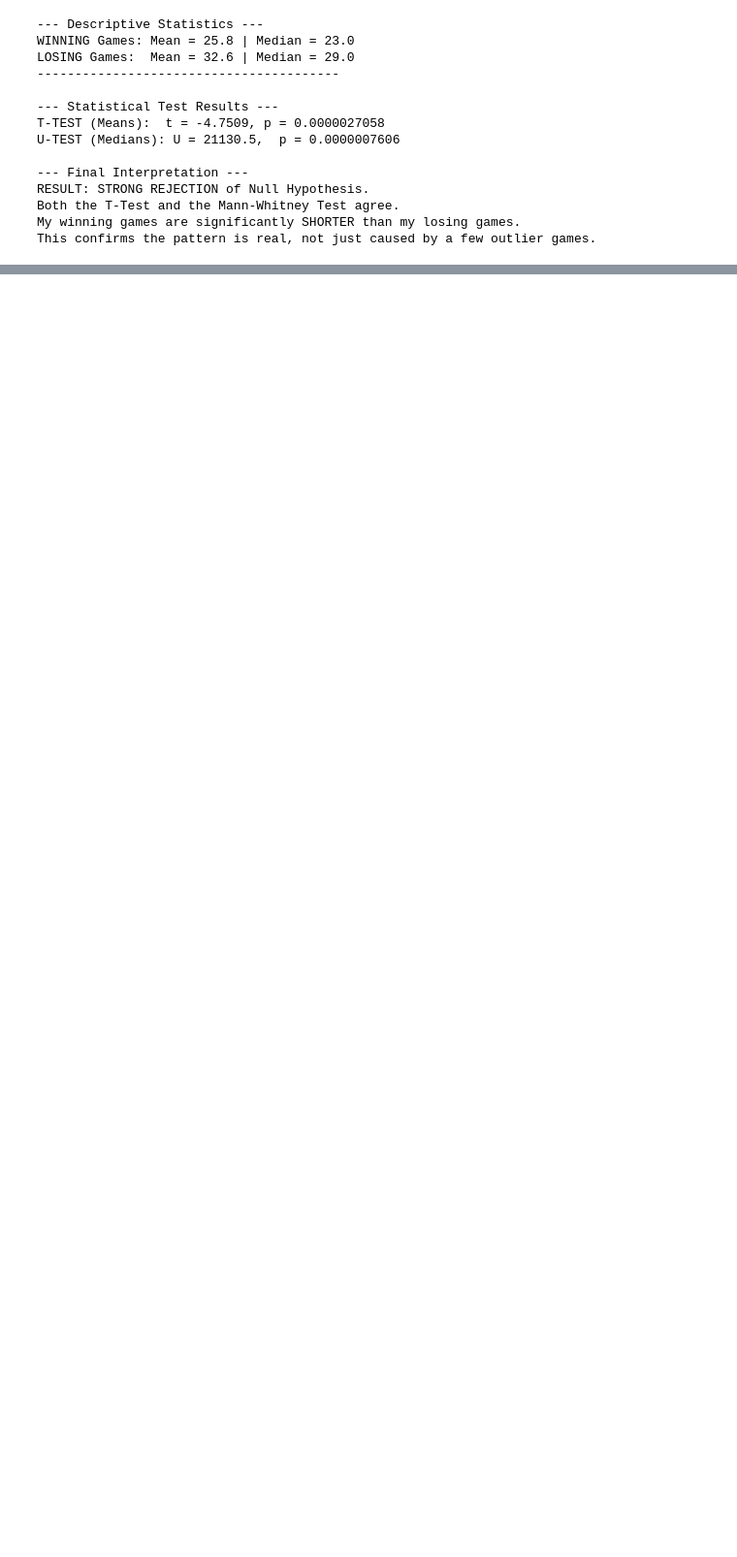
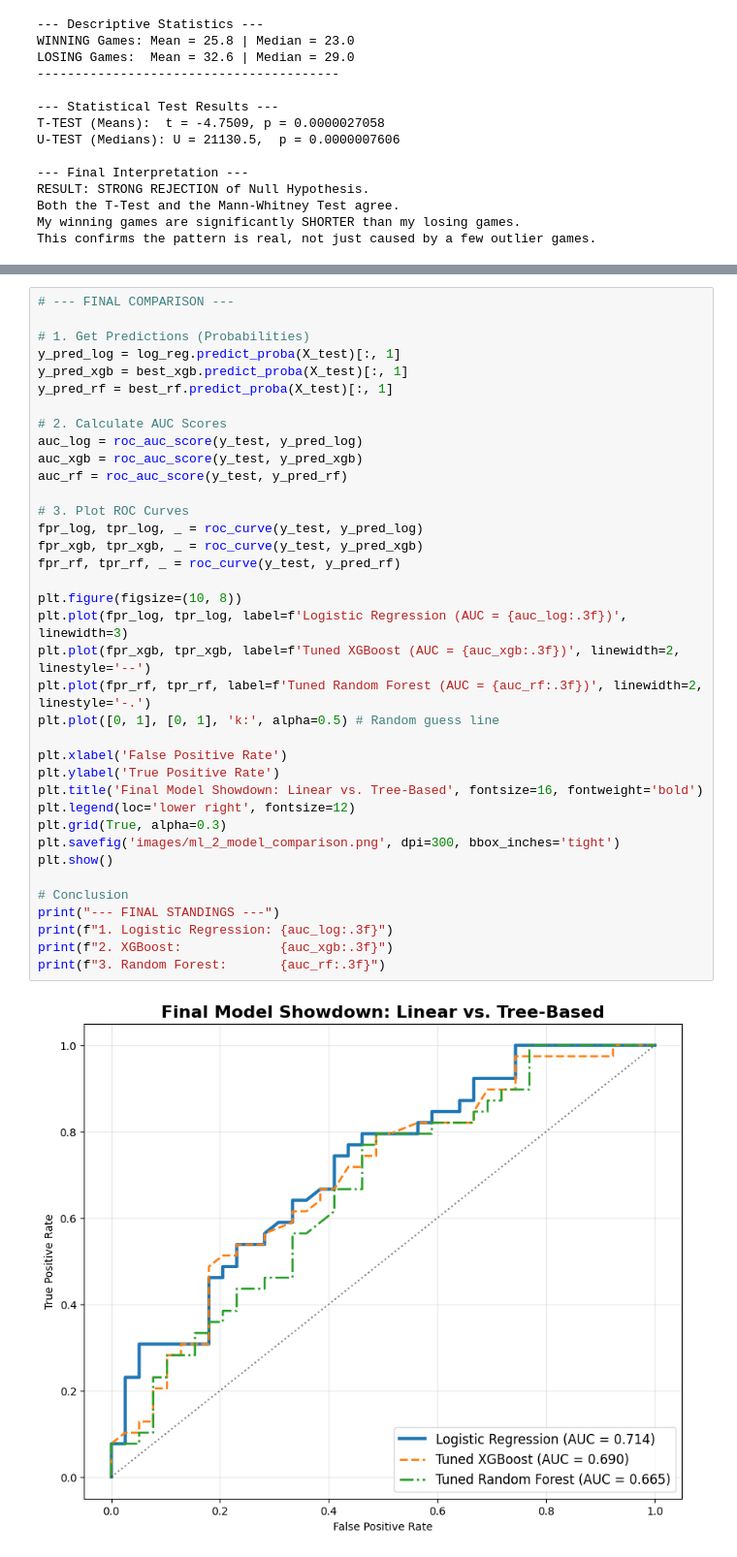
Before and after one commit to moodymoeed/checkmate-with-data, a Jupyter notebook: analysis.ipynb, the cells around one changed output, grey strips where cells are left out. Shown at 97% size. Drawn from its saved outputs; the diff is of its cells as text; blank space fills up the shorter version.

```diff
--- a/analysis.ipynb
+++ b/analysis.ipynb
@@ -708,0 +890,39 @@ This confirms the pattern is real, not just caused by a few outlier games.
+# %%
+# --- FINAL COMPARISON ---
+
+# 1. Get Predictions (Probabilities)
+y_pred_log = log_reg.predict_proba(X_test)[:, 1]
+y_pred_xgb = best_xgb.predict_proba(X_test)[:, 1]
+y_pred_rf = best_rf.predict_proba(X_test)[:, 1]
+
+# 2. Calculate AUC Scores
+auc_log = roc_auc_score(y_test, y_pred_log)
+auc_xgb = roc_auc_score(y_test, y_pred_xgb)
+auc_rf = roc_auc_score(y_test, y_pred_rf)
+
+# 3. Plot ROC Curves
+fpr_log, tpr_log, _ = roc_curve(y_test, y_pred_log)
+fpr_xgb, tpr_xgb, _ = roc_curve(y_test, y_pred_xgb)
+fpr_rf, tpr_rf, _ = roc_curve(y_test, y_pred_rf)
+
+plt.figure(figsize=(10, 8))
+plt.plot(fpr_log, tpr_log, label=f'Logistic Regression (AUC = {auc_log:.3f})', linewidth=3)
+plt.plot(fpr_xgb, tpr_xgb, label=f'Tuned XGBoost (AUC = {auc_xgb:.3f})', linewidth=2, linestyle='--')
+plt.plot(fpr_rf, tpr_rf, label=f'Tuned Random Forest (AUC = {auc_rf:.3f})', linewidth=2, linestyle='-.')
+plt.plot([0, 1], [0, 1], 'k:', alpha=0.5) # Random guess line
+
+plt.xlabel('False Positive Rate')
+plt.ylabel('True Positive Rate')
+plt.title('Final Model Showdown: Linear vs. Tree-Based', fontsize=16, fontweight='bold')
+plt.legend(loc='lower right', fontsize=12)
+plt.grid(True, alpha=0.3)
+plt.savefig('images/ml_2_model_comparison.png', dpi=300, bbox_inches='tight')
+plt.show()
+
+# Conclusion
+print("--- FINAL STANDINGS ---")
+print(f"1. Logistic Regression: {auc_log:.3f}")
+print(f"2. XGBoost:             {auc_xgb:.3f}")
+print(f"3. Random Forest:       {auc_rf:.3f}")
+# %% [output]
+[figure, added]
```
Also changed, not shown: parts of 17 cells of this notebook, 9 other files.
